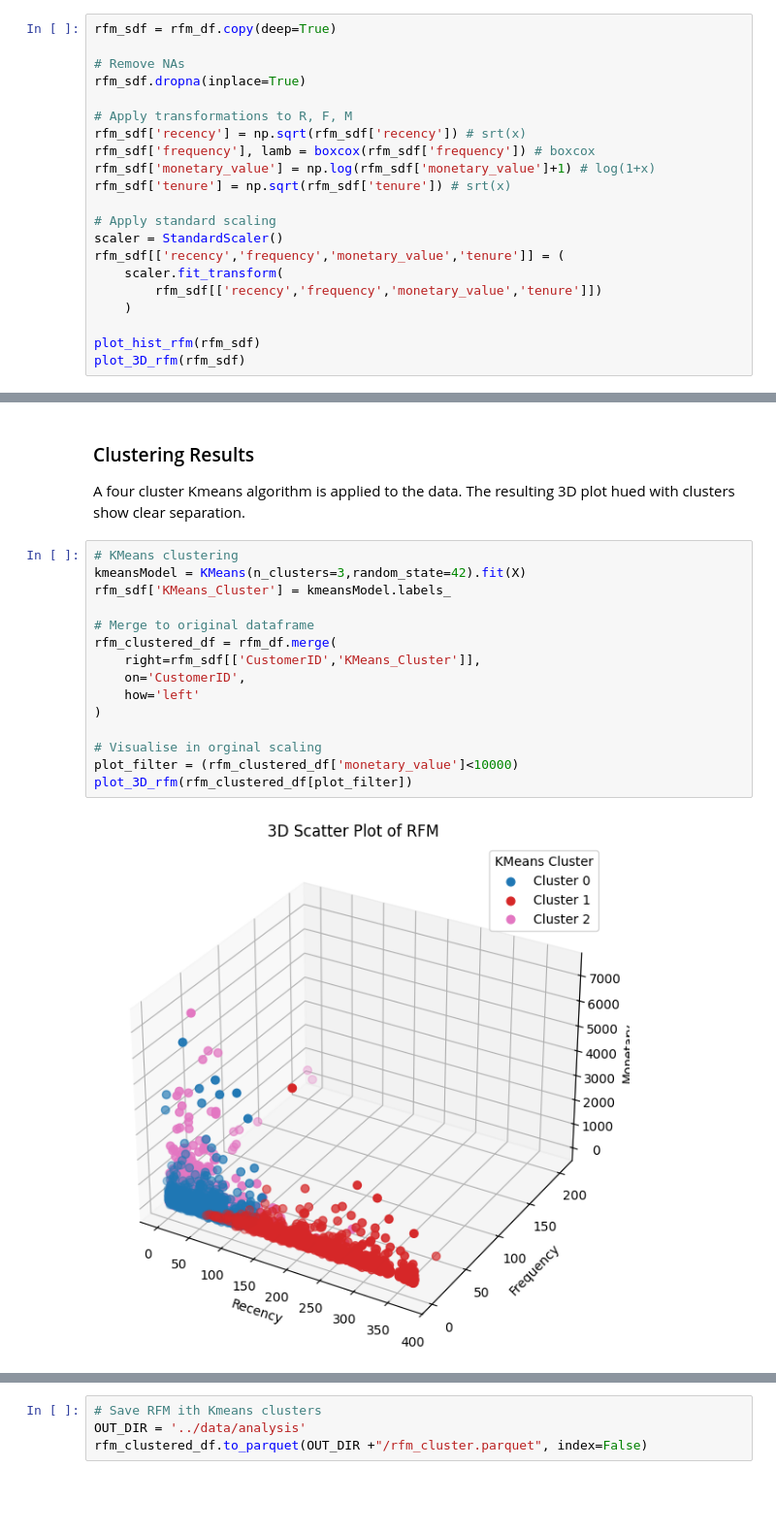
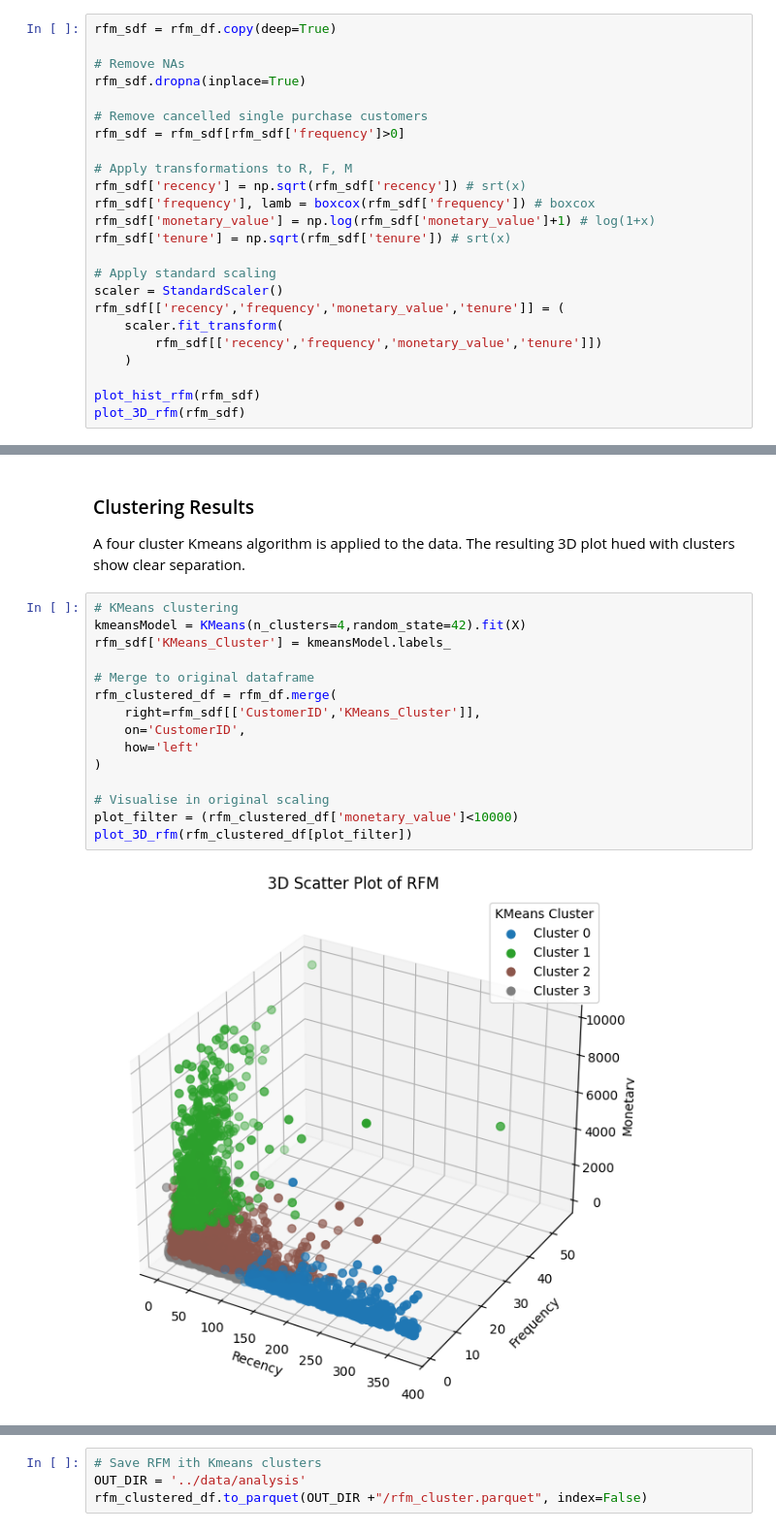
Before and after one commit to hwondo/EcommerceSales, a Jupyter notebook: notebooks/2b_rfm_analysis.ipynb, the cells around one changed output, grey strips where cells are left out. Shown at 97% size. Saved outputs shown, nothing was run; the diff lists cells and outputs as text; blank space fills up the shorter version.

```diff
--- a/notebooks/2b_rfm_analysis.ipynb
+++ b/notebooks/2b_rfm_analysis.ipynb
@@ -346,6 +342,9 @@ rfm_sdf = rfm_df.copy(deep=True)
 
 # Remove NAs
 rfm_sdf.dropna(inplace=True)
+
+# Remove cancelled single purchase customers
+rfm_sdf = rfm_sdf[rfm_sdf['frequency']>0]
 
 # Apply transformations to R, F, M
 rfm_sdf['recency'] = np.sqrt(rfm_sdf['recency']) # srt(x)
@@ -414,20 +413,20 @@ Both plots suggest diminishing improvements after four clusters.
 A four cluster Kmeans algorithm is applied to the data. The resulting 3D plot hued with clusters show clear separation.
 # %%
 # KMeans clustering
-kmeansModel = KMeans(n_clusters=3,random_state=42).fit(X)
+kmeansModel = KMeans(n_clusters=4,random_state=42).fit(X)
 rfm_sdf['KMeans_Cluster'] = kmeansModel.labels_
 
 # Merge to original dataframe
 rfm_clustered_df = rfm_df.merge(
     right=rfm_sdf[['CustomerID','KMeans_Cluster']],
     on='CustomerID',
     how='left'
 )
 
-# Visualise in orginal scaling
+# Visualise in original scaling
 plot_filter = (rfm_clustered_df['monetary_value']<10000)
 plot_3D_rfm(rfm_clustered_df[plot_filter])
 # %% [output]
-[figure, old version]
+[figure, new version]
 # %% [markdown]
 The plot above implies the following grouping:
```
Also changed, not shown: parts of 20 cells of this notebook, 18 other files.
